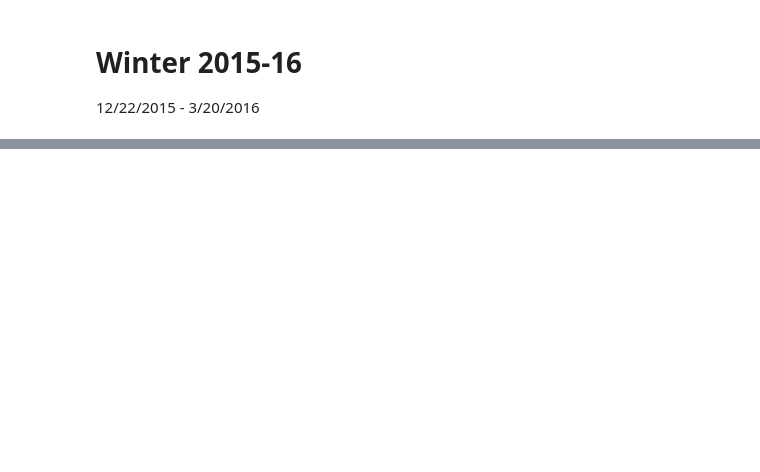
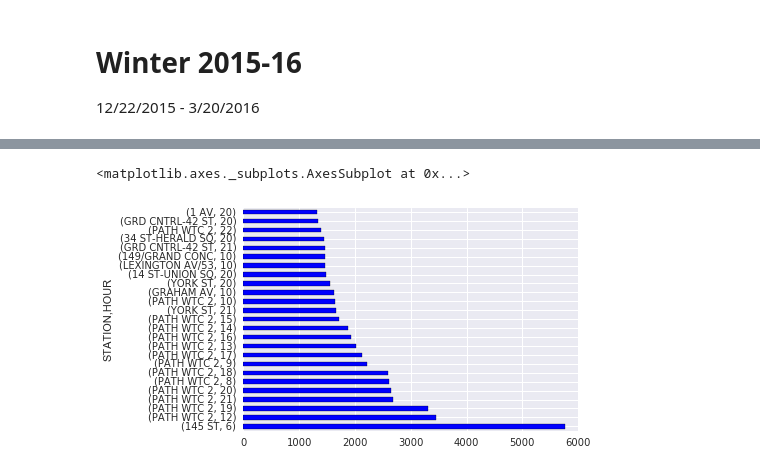
Before and after one commit to ashirwad08/MTA-data-exploration, a Jupyter notebook: MTA-data-Winter-2015-2016.ipynb, the cells around one changed output, grey strips where cells are left out. Saved outputs shown, nothing was run; the diff lists cells and outputs as text; code cells hidden in the pictures; blank space fills up the shorter version.

```diff
--- a/MTA-data-Winter-2015-2016.ipynb
+++ b/MTA-data-Winter-2015-2016.ipynb
@@ -72,2 +61,8 @@ data.describe()
+# %%
+times = data.groupby(['STATION','HOUR']).mean()
+times.FLUX.sort_values(ascending=False)[:25].plot.barh()
+# %% [output]
+<matplotlib.axes._subplots.AxesSubplot at 0x...>
+[figure, added]
 # %%
 times = data.groupby(['STATION','HOUR']).median()
```
Also changed, not shown: parts of 10 cells of this notebook, 1 other file.
